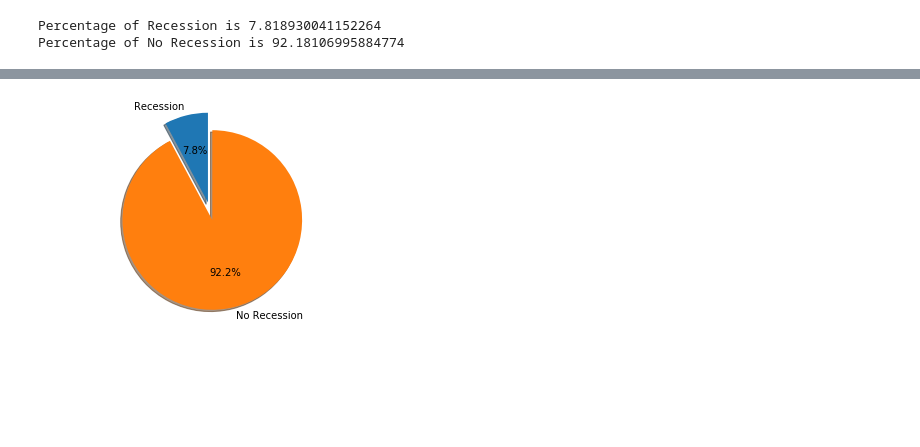
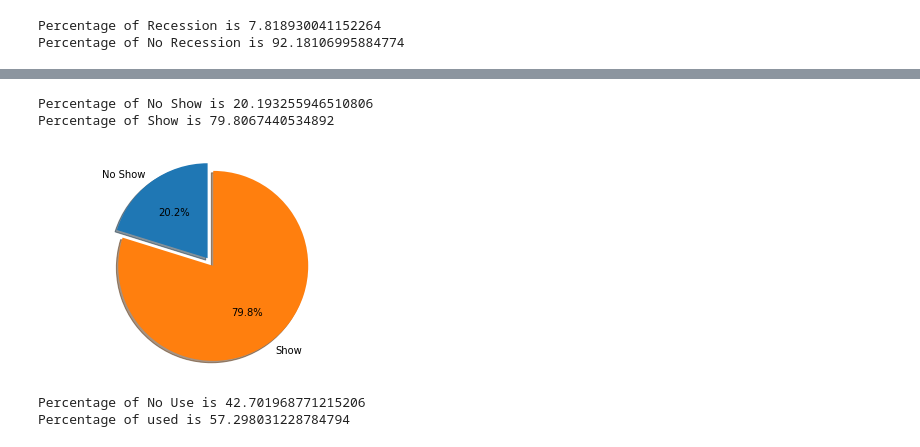
Before and after one commit to thiviyan98/ThiviyanNanthakumarCE888, a Jupyter notebook: Assignment1/Assignment1.ipynb, the cells around one changed output, grey strips where cells are left out. Cells and saved outputs as stored; diff of their text form; code cells hidden in the pictures; blank space fills up the shorter version.

Commit message:
Completed the pie chart section to show the imbalance of the data in percentage

```diff
--- a/Assignment1/Assignment1.ipynb
+++ b/Assignment1/Assignment1.ipynb
@@ -248,16 +267,40 @@ Percentage of No Recession is 92.18106995884774
+# %%
+noshow= len(medicaldf[medicaldf['No-show']==0])
+show=len(medicaldf[medicaldf['No-show']==1])
+
+percentofnoshow= noshow/(show+noshow)
+percentofshow=show/(show+noshow)
+
+print("Percentage of No Show is", percentofnoshow*100)
+print("Percentage of Show is", percentofshow*100)
+# %% [output]
+Percentage of No Show is 20.193255946510806
+Percentage of Show is 79.8067440534892
 # %%
-labels = 'Recession','No Recession'
+labels = 'No Show','Show'
 
-sizes=[percentofrecession,percentofnorecession]
+sizes=[percentofnoshow,percentofshow]
 
-explode=(0.2,0)
+explode=(0.1,0)
 
 fig1, ax1 =plt.subplots()
 
 ax1.pie(sizes,explode=explode,labels=labels,autopct='%1.1f%%', shadow= True, startangle=90)
 
 ax1.axis('equal')
 
 plt.show()
 # %% [output]
-[figure, old version]
+[figure, new version]
+# %%
+noused= len(conceptdf[conceptdf['Contraceptive method used']==0])
+used=len(conceptdf[conceptdf['Contraceptive method used']==1])
+
+percentofnoused= noused/(used+noused)
+percentofused=used/(used+noused)
+
+print("Percentage of No Use is", percentofnoused*100)
+print("Percentage of used is", percentofused*100)
+# %% [output]
+Percentage of No Use is 42.701968771215206
+Percentage of used is 57.298031228784794
```
Also changed, not shown: parts of 4 cells of this notebook.
